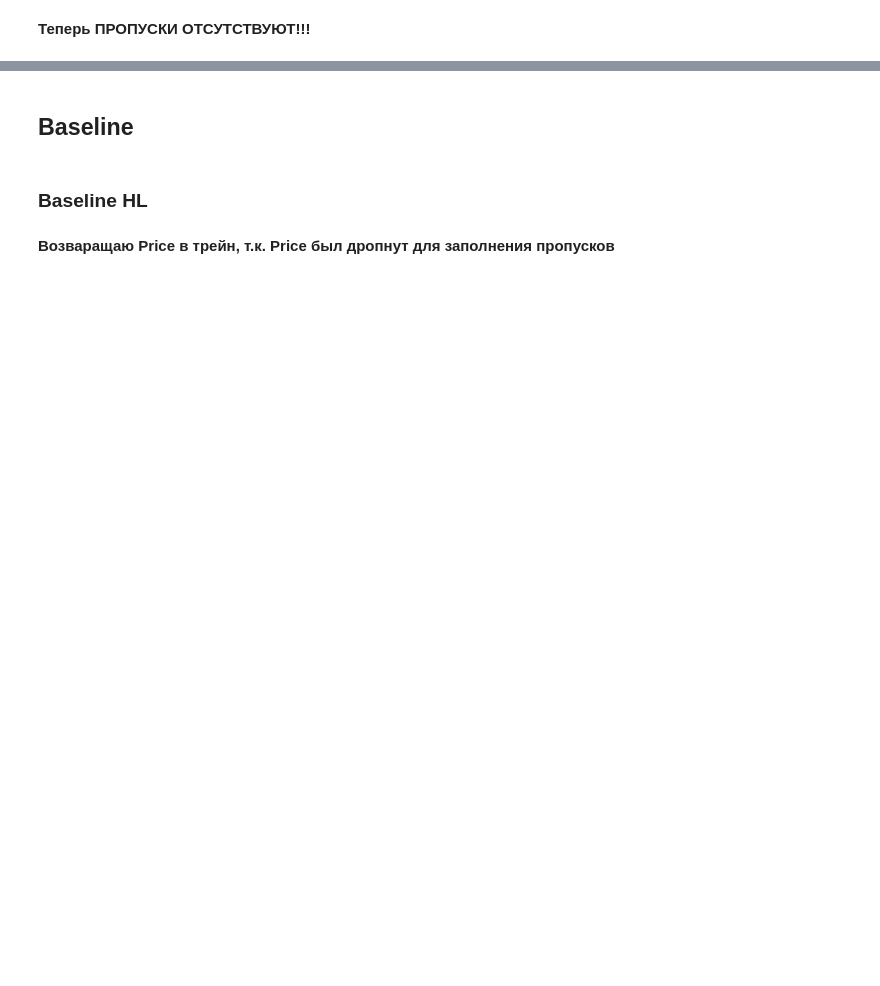
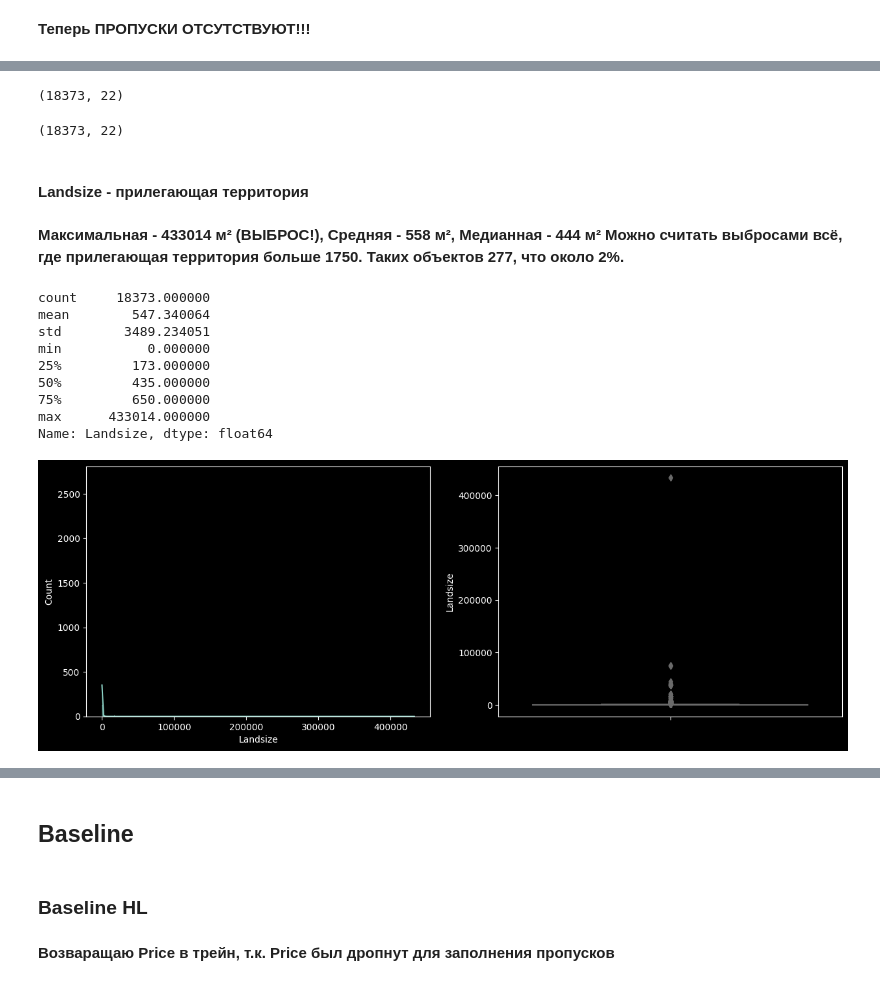
Before and after one commit to Zetis659/Data_Science_GM, a Jupyter notebook: Leopard_challenge_Regression/Leopard_challenge_Regression_2.ipynb, the cells around one changed output, grey strips where cells are left out. Cells and saved outputs as stored; diff of their text form; code cells hidden in the pictures; blank space fills up the shorter version.

```diff
--- a/Leopard_challenge_Regression/Leopard_challenge_Regression_2.ipynb
+++ b/Leopard_challenge_Regression/Leopard_challenge_Regression_2.ipynb
@@ -1164,0 +1102,3 @@ dtype: int64
+# %%
+y_v1 = train_v1.Price
+train_v1 = train_v1.drop('Price', axis=1)
@@ -1164,0 +1107,3 @@ dtype: int64
+# %%
+random_inputer = RandomSampleImputer(variables=['Bedroom2', 'Bathroom', 'Car', 'Landsize', 'BuildingArea', 'YearBuilt', 'Lattitude', 'Longtitude', 'Propertycount', 'CouncilArea', 'Regionname'])
+random_inputer.fit(train_v1)
@@ -1164,0 +1115,3 @@ dtype: int64
+# %%
+train_v1 = random_inputer.transform(train_v1)
+test_v1 = random_inputer.transform(test_v1)
@@ -1164,0 +1229,28 @@ dtype: int64
+# %%
+train_v1.shape
+# %% [output]
+(18373, 22)
+# %%
+train_v1 = train_v1.merge(y_v1, left_index=True, right_index=True)
+# %%
+train_v1.shape
+# %% [output]
+(18373, 22)
+# %% [markdown]
+#### Landsize - прилегающая территория
+# %% [markdown]
+**Максимальная - 433014 м² (ВЫБРОС!), Средняя - 558 м², Медианная - 444 м²**
+**Можно считать выбросами всё, где прилегающая территория больше 1750. Таких объектов 277, что около 2%.**
+# %%
+hist_box_describe_num(train_v1, 'Landsize')
+# %% [output]
+count     18373.000000
+mean        547.340064
+std        3489.234051
+min           0.000000
+25%         173.000000
+50%         435.000000
+75%         650.000000
+max      433014.000000
+Name: Landsize, dtype: float64
+[figure, added]
```
Also changed, not shown: parts of 74 cells of this notebook, 14 other files.
